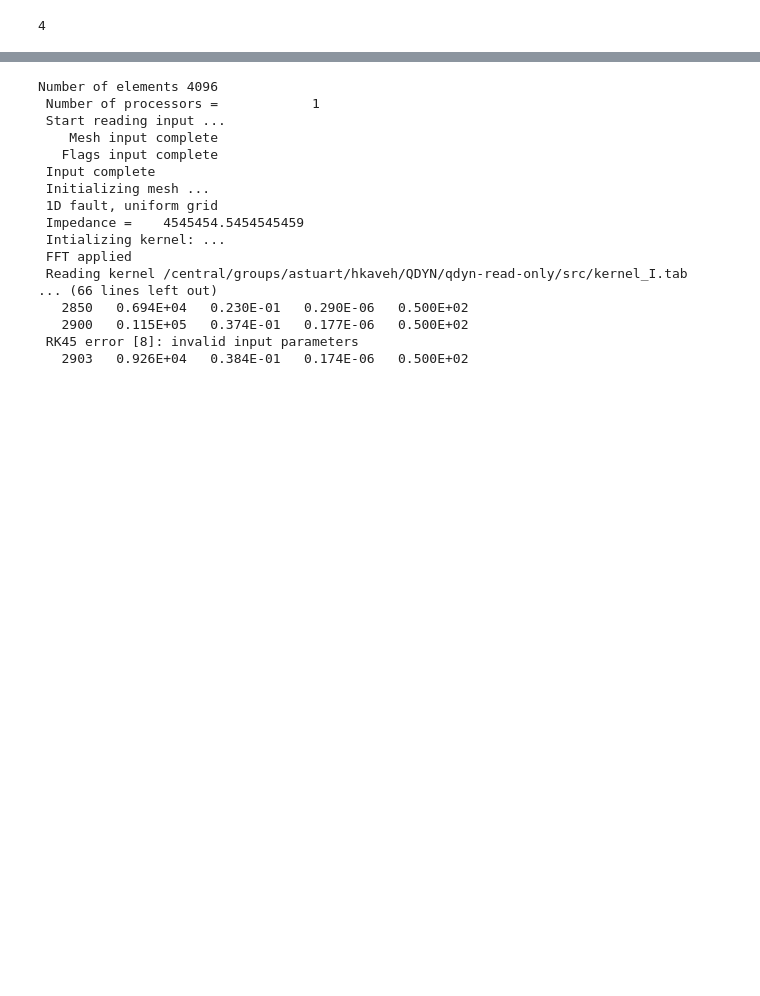
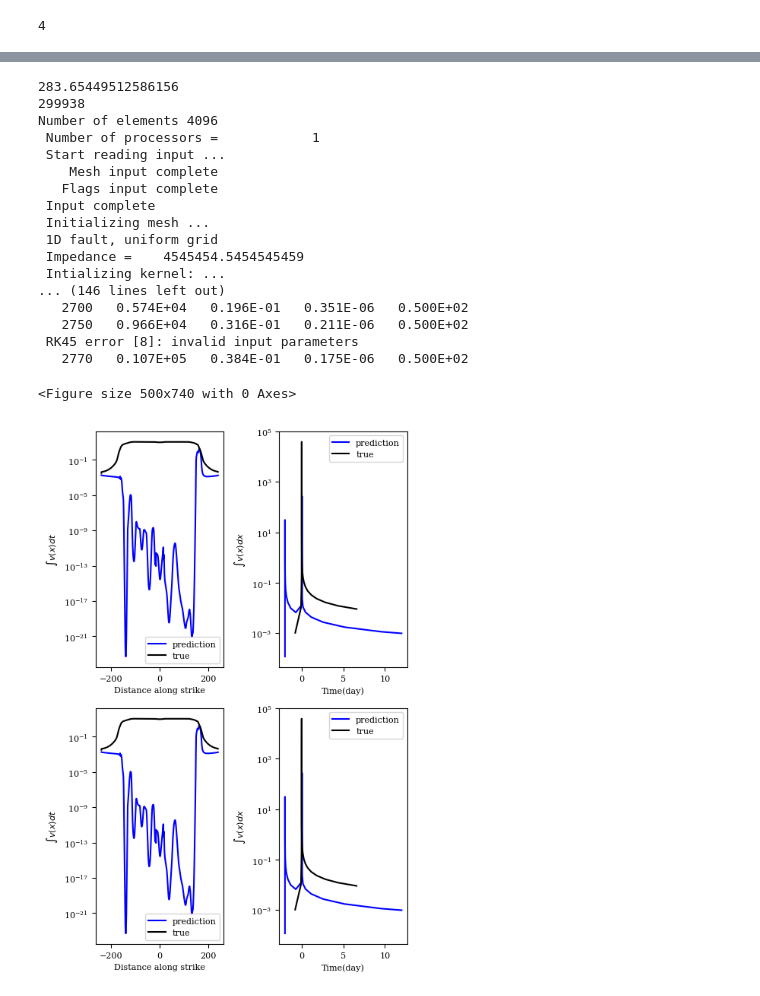
Before and after one commit to hojjatks/ROM_EnKF_earthquakecycle, a Jupyter notebook: Codes/earthquake/Fig_Stress_Vel_inversion.ipynb, the cells around one changed output, grey strips where cells are left out. Drawn from its saved outputs; the diff is of its cells as text; code cells hidden in the pictures; blank space fills up the shorter version.

```diff
--- a/Codes/earthquake/Fig_Stress_Vel_inversion.ipynb
+++ b/Codes/earthquake/Fig_Stress_Vel_inversion.ipynb
@@ -570,7 +569,7 @@ pots=np.array(pots)
 moment_events=mu*pots
 log_10_moment_events=np.log10(moment_events)
 mags,cumN=Gut(log_10_moment_events)
-mags_thresh=16.5
+mags_thresh=15.5
 mask=log_10_moment_events>mags_thresh
 
 TimeStarts_filtered = T1s[mask]
@@ -623,7 +622,7 @@ from pyqdyn import qdyn
 # you need to load the forward model, hopefully I have a code that I can use?
 from Forward2d import forwardmodel
 # %%
-tau=1 * 24 * 3600 # 1 day predition head
+tau=2 * 24 * 3600 # 1 day predition head
 T_run_forecast= 14 * 24 * 3600 # 1 day predition head
 Specifyinit=True
 drs=0.012
@@ -641,41 +660,96 @@ x_highres=np.linspace(-cte_eq.L,cte_eq.L,size_x*cte_eq.Nxout)
 # %%
+nrows=len(TimeStarts_filtered)-1
+fig = plt.figure(figsize=(5, nrows*3.7))
+fig = plt.figure(figsize=(5, nrows*3.7))
+serif_font = fm.FontProperties(family="serif", size=8)
+cmap='jet'
+    # Use serif font and set font size for all text in the figure
+plt.rc('font', family='serif')
+plt.rcParams.update({'font.family': 'serif'})
+plt.rcParams.update({'font.size': 8})
+
+gs = gridspec.GridSpec(nrows=nrows, ncols=2,width_ratios=[1,1]) # I put 2 columns for now to wait to see how does the system look like for N_m=30
+
+
+
 for i in range(1,len(TimeStarts_filtered)):
     # take the initial condition tau before the event start in the true data
+    print(TimeStarts_filtered[i]/cte.t_yr)
+    index=np.argmin(np.abs(TimeStarts_filtered[i]-tau-time_inversion-start_time*cte.t_yr)) # index in the inversion
     index=np.argmin(np.abs(TimeStarts_filtered[i]-tau-time_inversion-start_time*cte.t_yr)) # index in the inversion
     u_init=np.hstack([V_ox_ROM_inverted[index,:].ravel(),theta_ox_ROM_inverted[index,:].ravel()])
     u_init=np.log10(u_init)
+    print(index)
+    # making the data high resolution to run in the PDE.
+    # TimeStarts_filtered is the time that we have exctracted from t_ox
+    index_start_t_ox=np.argmin(np.abs(t_ox[:,0]-(TimeStarts_filtered[i]-tau)))
+    index_end_t_ox=np.argmin(np.abs(t_ox[:,0]-(TimeStarts_filtered[i]-tau+T_run_forecast)))
+    #%%
 
-    # making the data high resolution to run in the PDE.
-
-
-    #%%
     v_interp = interp1d(x_lowres, u_init[:size_x].flatten(), kind='linear', fill_value="extrapolate")
     theta_interp = interp1d(x_lowres, u_init[size_x:].flatten(), kind='linear', fill_value="extrapolate")
 
     # Interpolated high-res fields
     v_init_highres = v_interp(x_highres).reshape(-1, 1)
     theta_init_highres = theta_interp(x_highres).reshape(-1, 1)
     # Combine into new u_init
     u_init_highres = np.vstack([v_init_highres, theta_init_highres])
     p=forwardmodel(T_run_forecast/cte.t_yr,Ntout,Nxout,Specifyinit,u_init_highres,drs)
     Nt = len(p.ox["v"]) // size_x
     V_ox_pred = p.ox["v"].values.reshape((Nt, size_x))
     t_ox_pred=p.ox["t"].values.reshape((Nt, size_x))
+    ax_potency= fig.add_subplot(gs[i-1, 0]) # plot potency along strike for event i
+    ax_potrate= fig.add_subplot(gs[i-1, 1]) # plot potency rate as a function of
+
+
+    int_v = integrate.cumtrapz(V_ox_pred, x=t_ox_pred[:,0], axis=0)  # \integral v dt
+    int_v_true=integrate.cumtrapz(V_ox[index_start_t_ox:index_end_t_ox,:],x=t_ox[index_start_t_ox:index_end_t_ox,0],axis=0)
+
+
+
+
+
+    potencyrate=np.sum(V_ox_pred,axis=1)*delta_x # potency rate
+    potencyrate_true=np.sum(V_ox[index_start_t_ox:index_end_t_ox,:],axis=1)*delta_x # potency rate
+
+
+
+    ax_potency.plot(x_lowres/1e3,int_v[-1,:],label='prediction',color='blue')
+    ax_potrate.plot((t_ox_pred[:,0]-tau)/(3600*24),potencyrate,label='prediction',color='blue')
+
+    ax_potency.plot(x_lowres/1e3,int_v_true[-1,:],label='true',color='black')
+    ax_potrate.plot((t_ox[index_start_t_ox:index_end_t_ox,0]-TimeStarts_filtered[i])/(3600*24),potencyrate_true,label='true',color='black')
+    ax_potrate.set_xlabel('Time(day)')
+    ax_potency.set_xlabel('Distance along strike')
+    ax_potrate.set_ylabel(r'$\int v(x) dx$')
+    ax_potency.set_ylabel(r'$\int v(x) dt$')
+    ax_potency.set_yscale("log")
+    ax_potrate.set_yscale("log")
+
+    ax_potency.legend()
+    ax_potrate.legend()
+plt.tight_layout()
+
+
+# saving the figure:
+plt.savefig('/central/groups/astuart/hkaveh/Figs/ROM/prediction_eq'+str(number)+'.png',dpi=300,bbox_inches='tight')
 # %% [output]
+283.65449512586156
+299938
 Number of elements 4096
  Number of processors =            1
  Start reading input ...
     Mesh input complete
    Flags input complete
  Input complete
  Initializing mesh ...
  1D fault, uniform grid
  Impedance =    4545454.5454545459
  Intializing kernel: ...
- FFT applied
- Reading kernel /central/groups/astuart/hkaveh/QDYN/qdyn-read-only/src/kernel_I.tab
-... (66 lines left out)
-   2850   0.694E+04   0.230E-01   0.290E-06   0.500E+02
-   2900   0.115E+05   0.374E-01   0.177E-06   0.500E+02
+... (146 lines left out)
+   2700   0.574E+04   0.196E-01   0.351E-06   0.500E+02
+   2750   0.966E+04   0.316E-01   0.211E-06   0.500E+02
  RK45 error [8]: invalid input parameters
-   2903   0.926E+04   0.384E-01   0.174E-06   0.500E+02
+   2770   0.107E+05   0.384E-01   0.175E-06   0.500E+02
+<Figure size 500x740 with 0 Axes>
+[figure, added]
```
Also changed, not shown: parts of 28 cells of this notebook, 6 other files.
